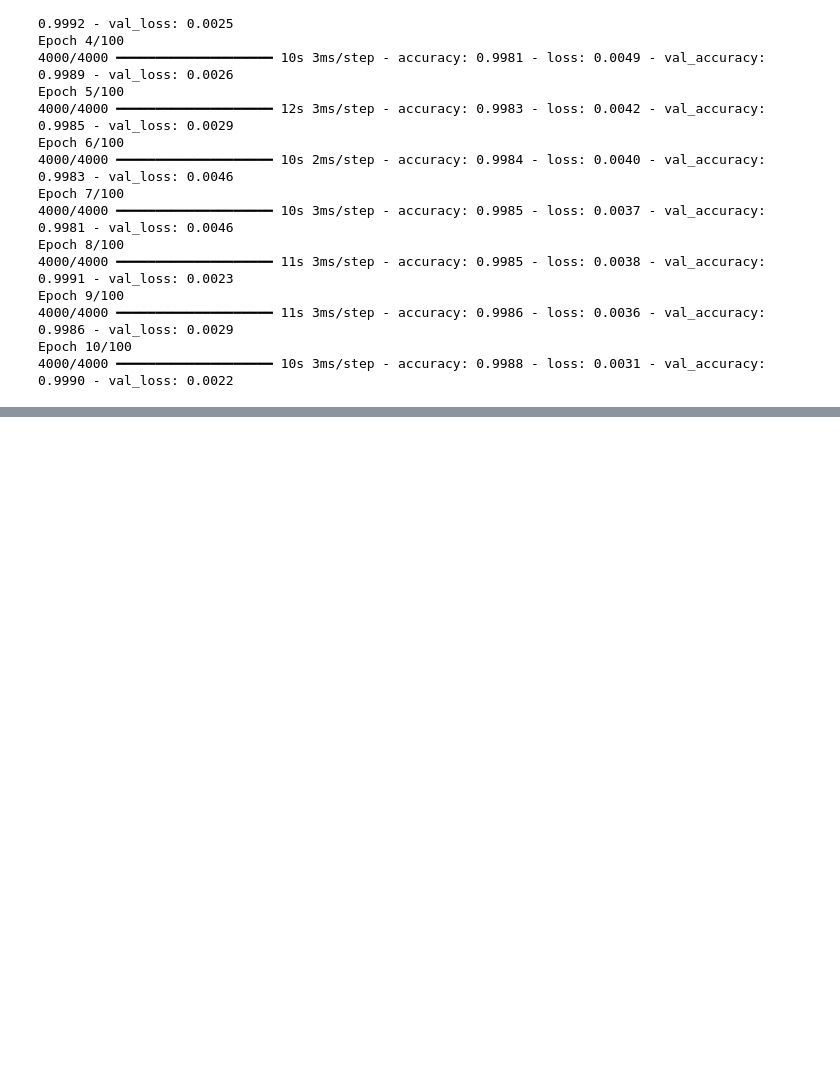
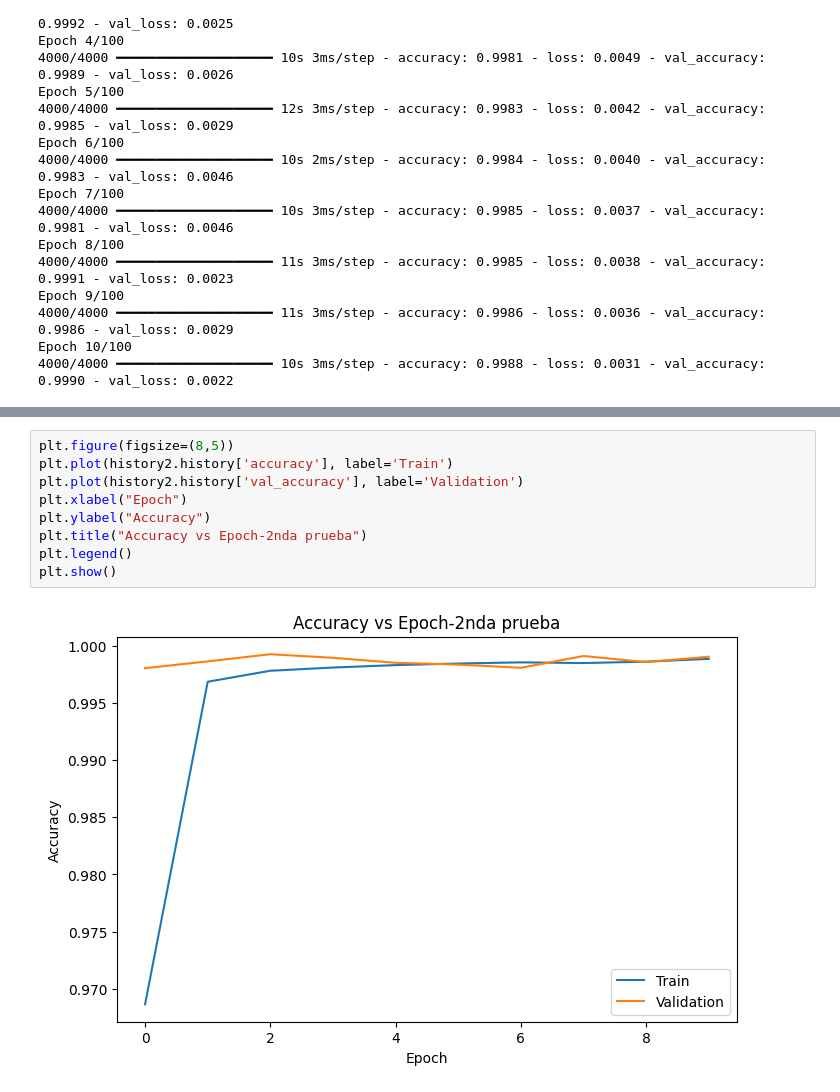
Before and after one commit to edgarefrent/Data-Science-Diplomado2026, a Jupyter notebook: Tarea2Modulo6_EdgarTomay.ipynb, the cells around one changed output, grey strips where cells are left out. Drawn from its saved outputs; the diff is of its cells as text; blank space fills up the shorter version.

```diff
--- a/Tarea2Modulo6_EdgarTomay.ipynb
+++ b/Tarea2Modulo6_EdgarTomay.ipynb
@@ -302,0 +297,11 @@ Epoch 10/100
+# %%
+plt.figure(figsize=(8,5))
+plt.plot(history2.history['accuracy'], label='Train')
+plt.plot(history2.history['val_accuracy'], label='Validation')
+plt.xlabel("Epoch")
+plt.ylabel("Accuracy")
+plt.title("Accuracy vs Epoch-2nda prueba")
+plt.legend()
+plt.show()
+# %% [output]
+[figure, added]
```
Also changed, not shown: parts of 9 cells of this notebook.
